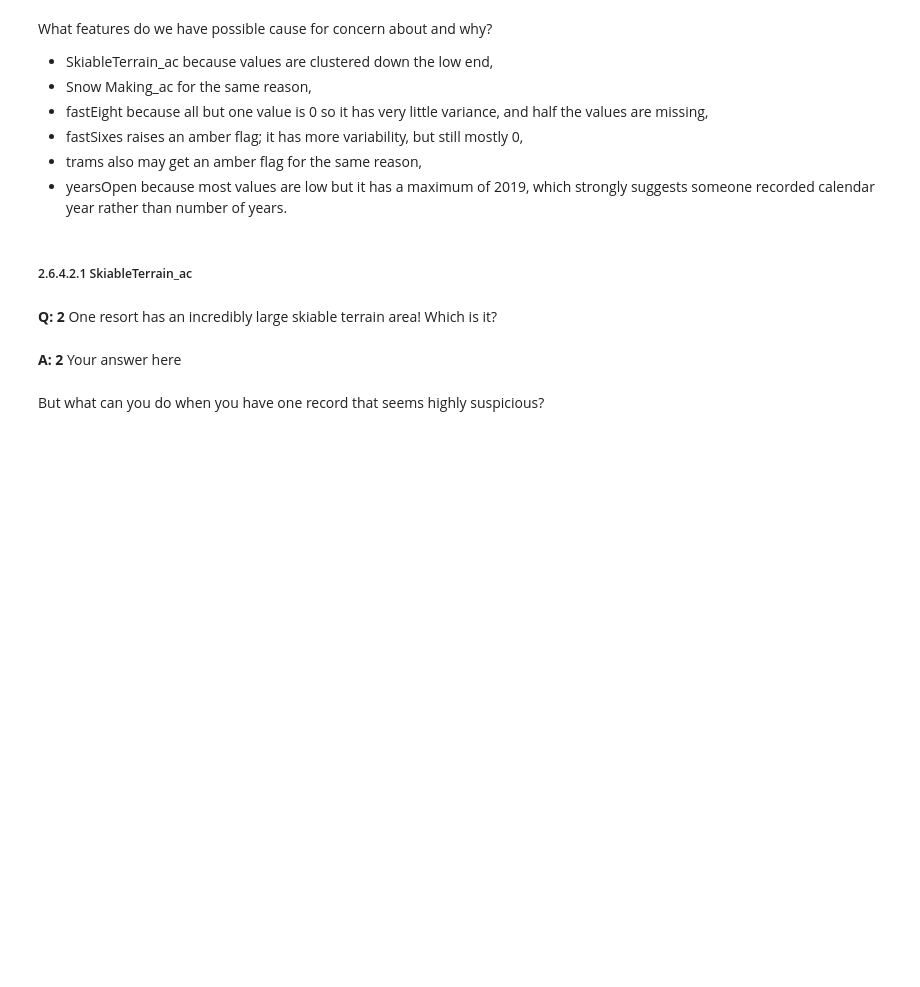
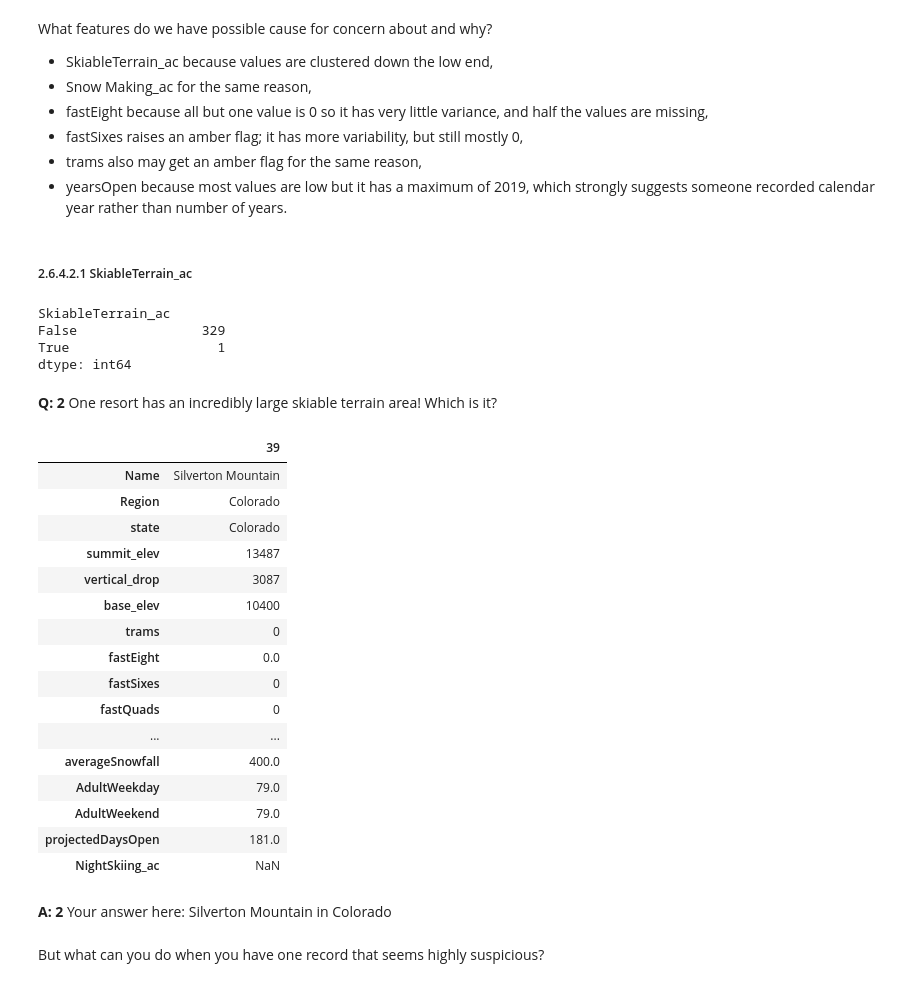
Before and after one commit to tpoozhikala/DataScienceGuidedCapstone, a Jupyter notebook: Notebooks/02_data_wrangling.ipynb, the cells around one changed output. Drawn from its saved outputs; the diff is of its cells as text; code cells hidden in the pictures; blank space fills up the shorter version.

Commit message:
Found resort where Skiable terrain is greater than 10000

```diff
--- a/Notebooks/02_data_wrangling.ipynb
+++ b/Notebooks/02_data_wrangling.ipynb
@@ -525,16 +527,41 @@ What features do we have possible cause for concern about and why?
 # %%
 #Code task 19#
 #Filter the 'SkiableTerrain_ac' column to print the values greater than 10000
-ski_data.___[ski_data.___ > ___]
+#ski_data.___[ski_data.___ > 10000], modified code to subet the rows of the dataframe where 'SkiableTerrain_ac' > 10000
+ski_data.value_counts([ski_data['SkiableTerrain_ac'] > 10000])
+# %% [output]
+SkiableTerrain_ac
+False                329
+True                   1
+dtype: int64
 # %% [markdown]
 **Q: 2** One resort has an incredibly large skiable terrain area! Which is it?
 # %%
 #Code task 20#
 #Now you know there's only one, print the whole row to investigate all values, including seeing the resort name
 #Hint: don't forget the transpose will be helpful here
-ski_data[ski_data.___ > ___].___
+#ski_data[ski_data.___ > ___].T, modified code to subset row for 'SkiableTerrain_ac' column
+ski_data[ski_data['SkiableTerrain_ac'] > 10000].T
+# %% [output]
+|  | 39 |
+| Name | Silverton Mountain |
+| Region | Colorado |
+| state | Colorado |
+| summit_elev | 13487 |
+| vertical_drop | 3087 |
+| base_elev | 10400 |
+| trams | 0 |
+| fastEight | 0.0 |
+| fastSixes | 0 |
+| fastQuads | 0 |
+| ... | ... |
+| averageSnowfall | 400.0 |
+| AdultWeekday | 79.0 |
+| AdultWeekend | 79.0 |
+| projectedDaysOpen | 181.0 |
+| NightSkiing_ac | NaN |
 # %% [markdown]
-**A: 2** Your answer here
+**A: 2** Your answer here: Silverton Mountain in Colorado
 # %% [markdown]
 But what can you do when you have one record that seems highly suspicious?
 # %% [markdown]
```
Also changed, not shown: parts of 1 cell of this notebook.
